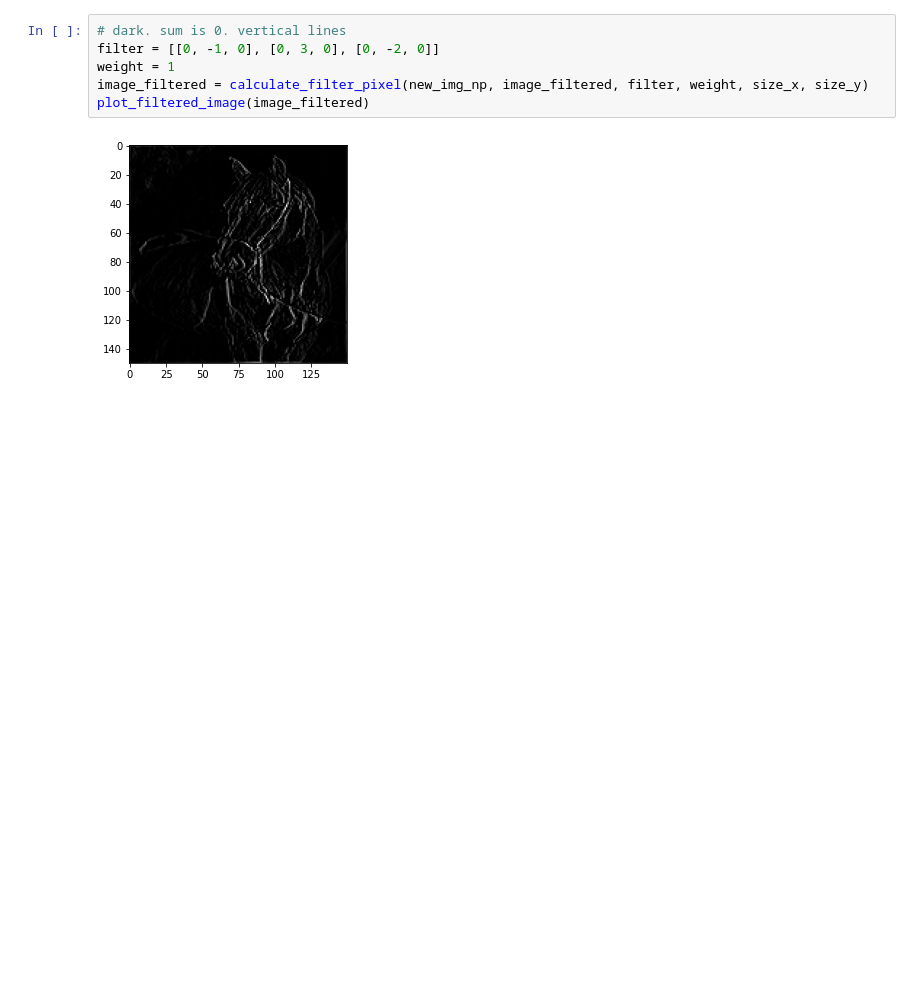
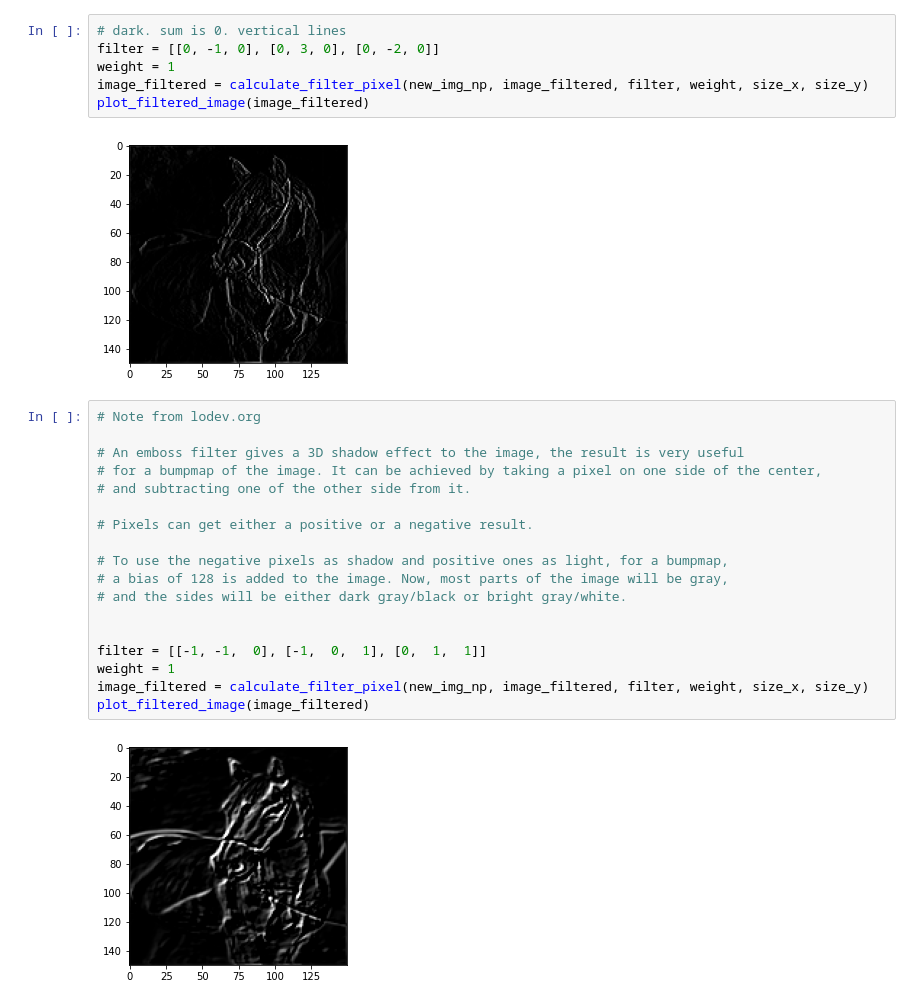
Before and after one commit to pelinbalci/TF_Intro, a Jupyter notebook: lecture_2_convolutions.ipynb, the cells around one changed output. Cells and saved outputs as stored; diff of their text form; blank space fills up the shorter version.

```diff
--- a/lecture_2_convolutions.ipynb
+++ b/lecture_2_convolutions.ipynb
@@ -481,3 +481,23 @@ image_filtered = calculate_filter_pixel(new_img_np, image_filtered, filter, weig
 plot_filtered_image(image_filtered)
 # %% [output]
 [figure]
+# %%
+# Note from lodev.org
+
+# An emboss filter gives a 3D shadow effect to the image, the result is very useful
+# for a bumpmap of the image. It can be achieved by taking a pixel on one side of the center,
+# and subtracting one of the other side from it.
+
+# Pixels can get either a positive or a negative result.
+
+# To use the negative pixels as shadow and positive ones as light, for a bumpmap,
+# a bias of 128 is added to the image. Now, most parts of the image will be gray,
+# and the sides will be either dark gray/black or bright gray/white.
+
+
+filter = [[-1, -1,  0], [-1,  0,  1], [0,  1,  1]]
+weight = 1
+image_filtered = calculate_filter_pixel(new_img_np, image_filtered, filter, weight, size_x, size_y)
+plot_filtered_image(image_filtered)
+# %% [output]
+[figure, added]
```
Also changed, not shown: parts of 2 cells of this notebook.
